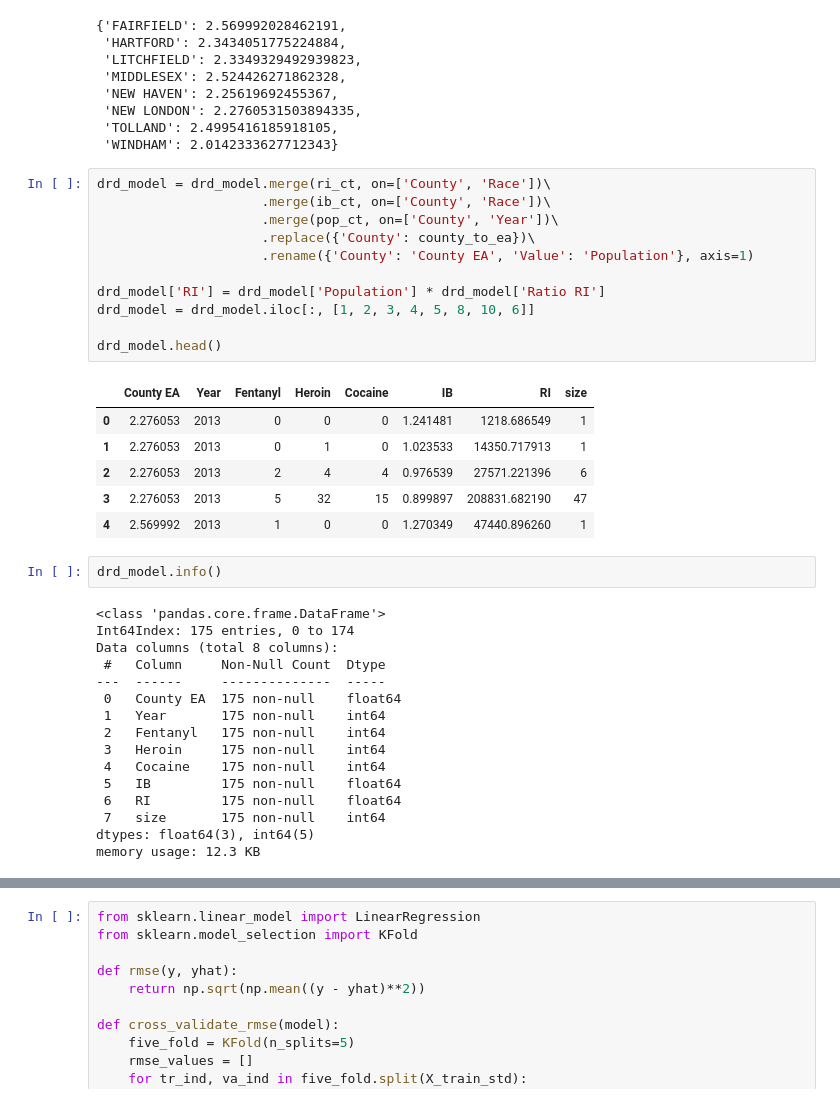
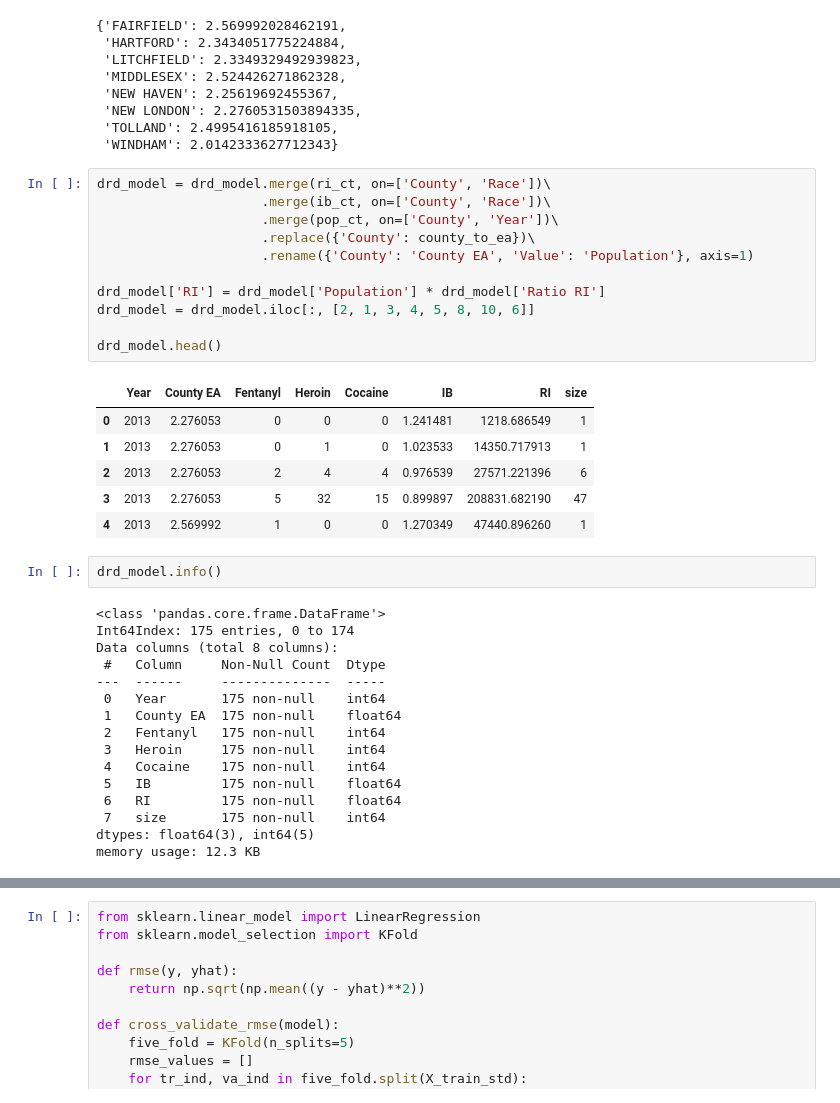
Before and after one commit to muhan-zhang/data200-final-project, a Jupyter notebook: Project.ipynb, the cells around one changed output, grey strips where cells are left out. Saved outputs shown, nothing was run; the diff lists cells and outputs as text.

```diff
--- a/Project.ipynb
+++ b/Project.ipynb
@@ -1659,21 +1659,21 @@ county_to_ea
 # %%
 drd_model = drd_model.merge(ri_ct, on=['County', 'Race'])\
                      .merge(ib_ct, on=['County', 'Race'])\
                      .merge(pop_ct, on=['County', 'Year'])\
                      .replace({'County': county_to_ea})\
                      .rename({'County': 'County EA', 'Value': 'Population'}, axis=1)
 
 drd_model['RI'] = drd_model['Population'] * drd_model['Ratio RI']
-drd_model = drd_model.iloc[:, [1, 2, 3, 4, 5, 8, 10, 6]]
+drd_model = drd_model.iloc[:, [2, 1, 3, 4, 5, 8, 10, 6]]
 
 drd_model.head()
 # %% [output]
-|  | County EA | Year | Fentanyl | Heroin | Cocaine | IB | RI | size |
-| 0 | 2.276053 | 2013 | 0 | 0 | 0 | 1.241481 | 1218.686549 | 1 |
-| 1 | 2.276053 | 2013 | 0 | 1 | 0 | 1.023533 | 14350.717913 | 1 |
-| 2 | 2.276053 | 2013 | 2 | 4 | 4 | 0.976539 | 27571.221396 | 6 |
-| 3 | 2.276053 | 2013 | 5 | 32 | 15 | 0.899897 | 208831.682190 | 47 |
-| 4 | 2.569992 | 2013 | 1 | 0 | 0 | 1.270349 | 47440.896260 | 1 |
+|  | Year | County EA | Fentanyl | Heroin | Cocaine | IB | RI | size |
+| 0 | 2013 | 2.276053 | 0 | 0 | 0 | 1.241481 | 1218.686549 | 1 |
+| 1 | 2013 | 2.276053 | 0 | 1 | 0 | 1.023533 | 14350.717913 | 1 |
+| 2 | 2013 | 2.276053 | 2 | 4 | 4 | 0.976539 | 27571.221396 | 6 |
+| 3 | 2013 | 2.276053 | 5 | 32 | 15 | 0.899897 | 208831.682190 | 47 |
+| 4 | 2013 | 2.569992 | 1 | 0 | 0 | 1.270349 | 47440.896260 | 1 |
 # %%
 drd_model.info()
 # %% [output]
@@ -1682,8 +1682,8 @@ Int64Index: 175 entries, 0 to 174
 Data columns (total 8 columns):
  #   Column     Non-Null Count  Dtype
 ---  ------     --------------  -----
- 0   County EA  175 non-null    float64
- 1   Year       175 non-null    int64
+ 0   Year       175 non-null    int64
+ 1   County EA  175 non-null    float64
  2   Fentanyl   175 non-null    int64
  3   Heroin     175 non-null    int64
  4   Cocaine    175 non-null    int64
```
Also changed, not shown: parts of 14 cells of this notebook.
